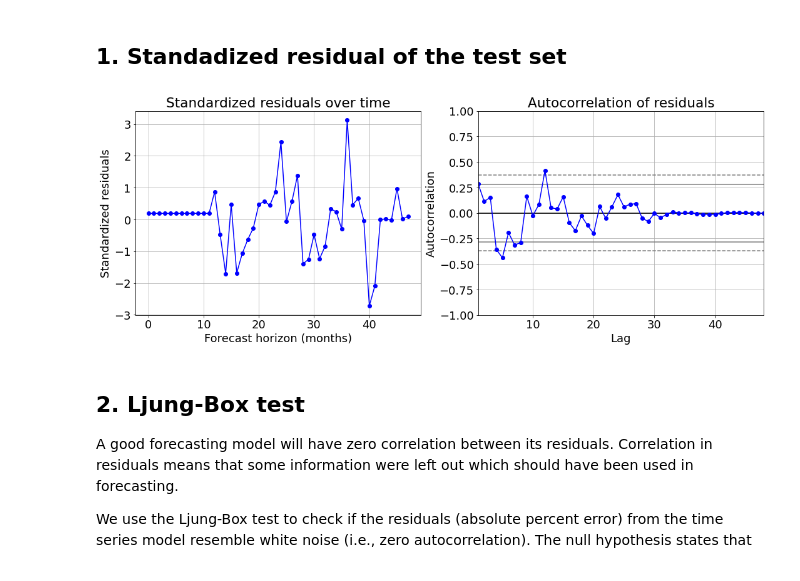
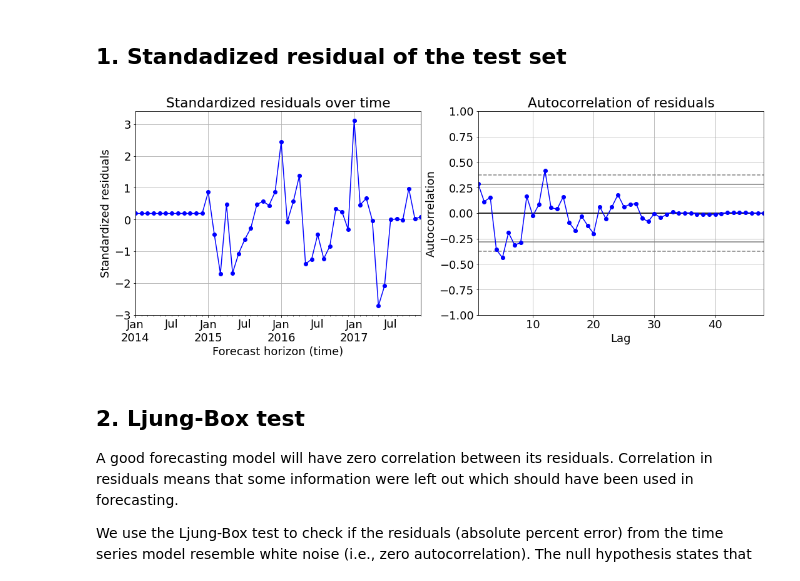
Before and after one commit to Owerre/Time-Series-Forecasting, a Jupyter notebook: fatality-forecast/notebooks/03-auto_arima.ipynb, the cells around one changed output. Drawn from its saved outputs; the diff is of its cells as text; code cells hidden in the pictures.

```diff
--- a/fatality-forecast/notebooks/03-auto_arima.ipynb
+++ b/fatality-forecast/notebooks/03-auto_arima.ipynb
@@ -199,22 +199,22 @@ plt.show()
 ## 1. Standadized residual of the test set
 # %%
 plt.figure(figsize = (18,6))
-residual = y_test.values-y_pred
+residual = y_test-results['y_pred']
 rstandard = (residual-np.mean(residual))/np.std(residual)
 
 plt.subplot(121)
-plt.plot(np.arange(len(rstandard)), rstandard, color = 'b', marker = 'o')
+rstandard.plot(color = 'b', marker = 'o')
 plt.grid(True)
-plt.xlabel('Forecast horizon (months)')
+plt.xlabel('Forecast horizon (time)')
 plt.ylabel('Standardized residuals')
 plt.title('Standardized residuals over time')
 
 plt.subplot(122)
 pd.plotting.autocorrelation_plot(pd.Series(residual), color = 'b', marker = 'o')
 plt.title('Autocorrelation of residuals')
 plt.show()
 # %% [output]
-[figure, old version]
+[figure, new version]
 # %% [markdown]
 ## 2. Ljung-Box test
 
```
Also changed, not shown: 4 other files.
